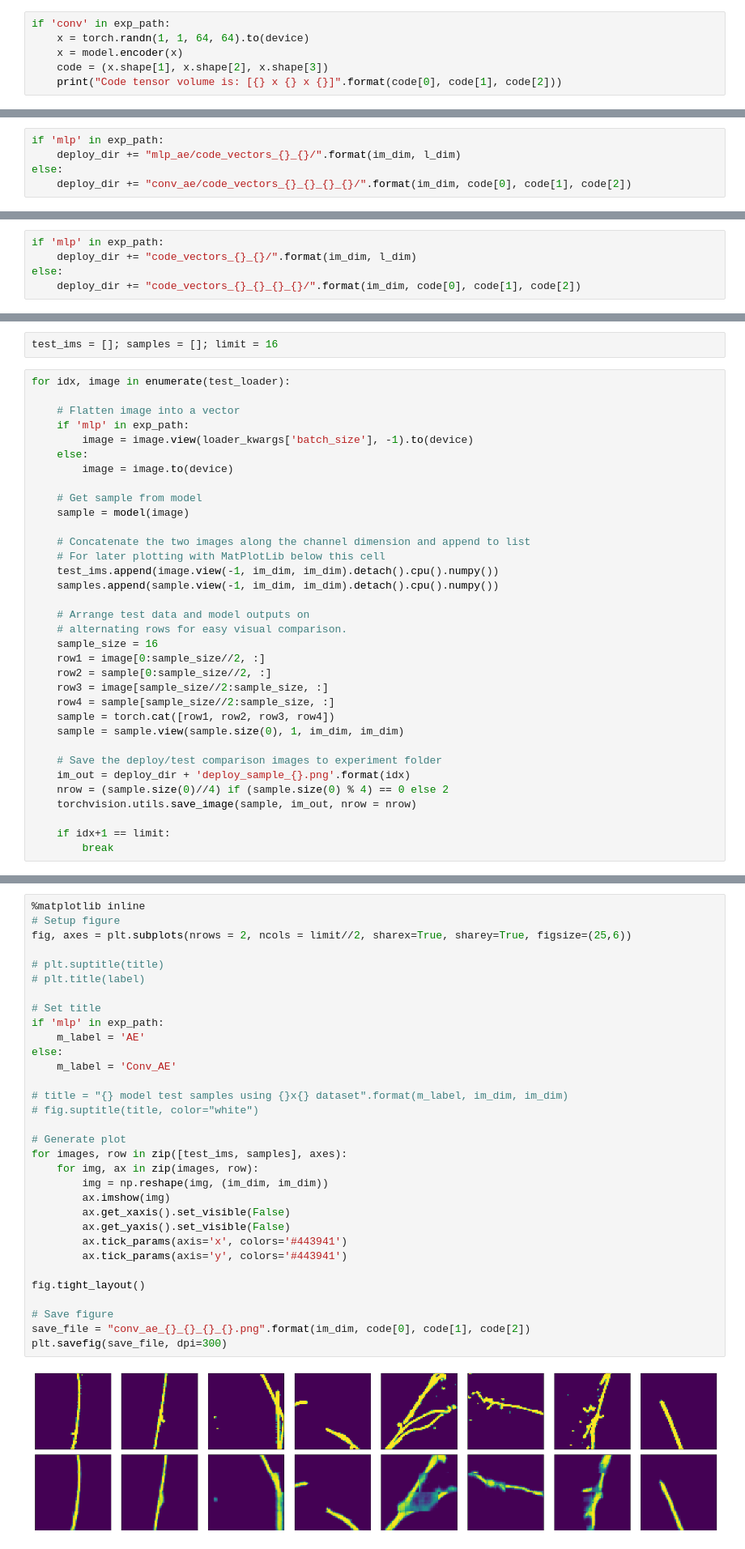
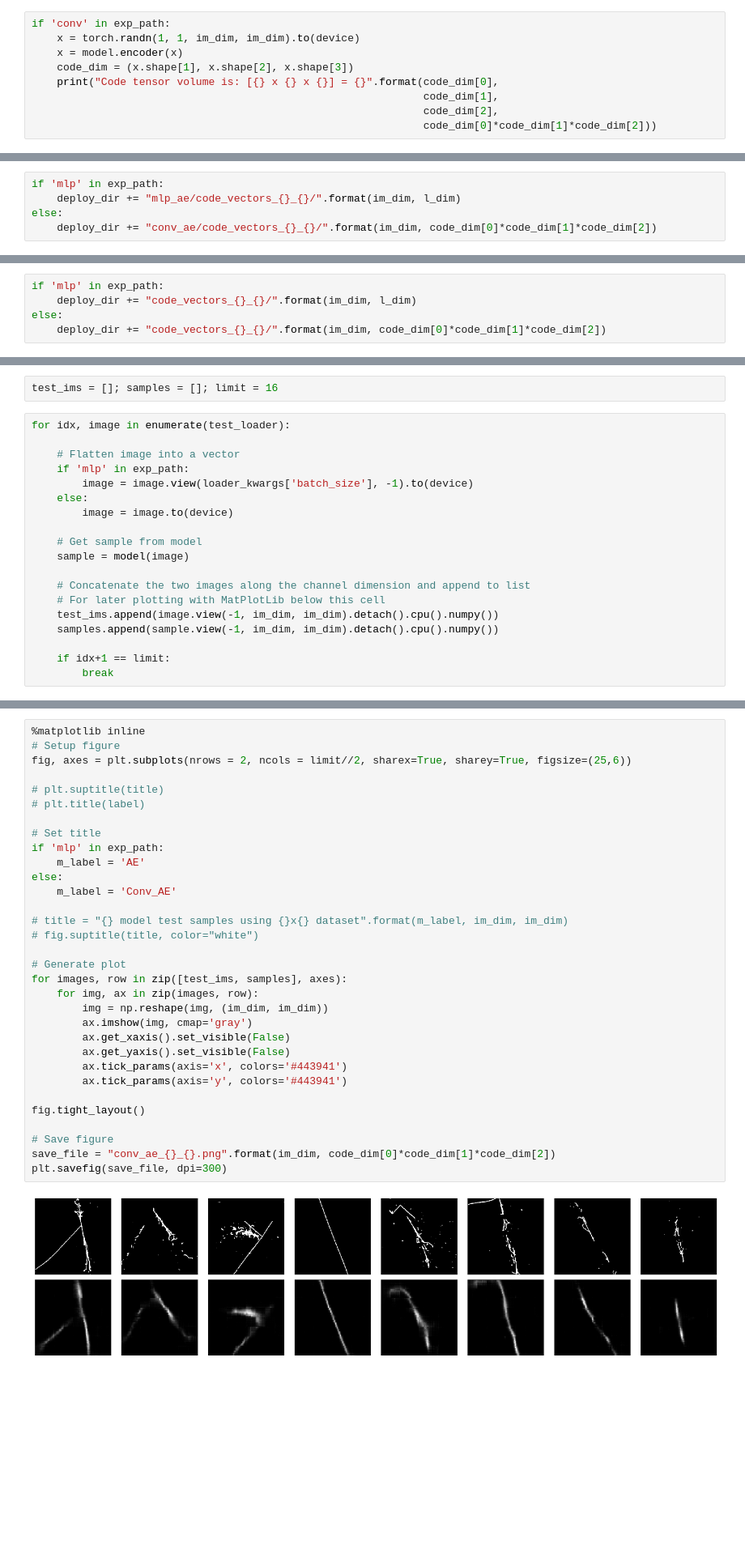
Before and after one commit to kseuro/particle_generator, a Jupyter notebook: deploy_analysis/AutoEncoder_Code_Vector_Target_Generation.ipynb, the cells around one changed output, grey strips where cells are left out. Shown at 81% size. Saved outputs shown, nothing was run; the diff lists cells and outputs as text; blank space fills up the shorter version.

Commit message:
Updated notebooks for Ae and EWM deploy

```diff
--- a/deploy_analysis/AutoEncoder_Code_Vector_Target_Generation.ipynb
+++ b/deploy_analysis/AutoEncoder_Code_Vector_Target_Generation.ipynb
@@ -266,8 +262,11 @@ ConvAutoEncoder(
 ### If evaluating convolutional model, get the size of the code tensor using a random torch tensor
 # %%
 if 'conv' in exp_path:
-    x = torch.randn(1, 1, 64, 64).to(device)
+    x = torch.randn(1, 1, im_dim, im_dim).to(device)
     x = model.encoder(x)
-    code = (x.shape[1], x.shape[2], x.shape[3])
-    print("Code tensor volume is: [{} x {} x {}]".format(code[0], code[1], code[2]))
+    code_dim = (x.shape[1], x.shape[2], x.shape[3])
+    print("Code tensor volume is: [{} x {} x {}] = {}".format(code_dim[0],
+                                                              code_dim[1],
+                                                              code_dim[2],
+                                                              code_dim[0]*code_dim[1]*code_dim[2]))
 # %% [output]
@@ -281,7 +280,7 @@ deploy_dir = "/media/hdd1/kai/particle_generator/code_vectors/"
 if 'mlp' in exp_path:
     deploy_dir += "mlp_ae/code_vectors_{}_{}/".format(im_dim, l_dim)
 else:
-    deploy_dir += "conv_ae/code_vectors_{}_{}_{}_{}/".format(im_dim, code[0], code[1], code[2])
+    deploy_dir += "conv_ae/code_vectors_{}_{}/".format(im_dim, code_dim[0]*code_dim[1]*code_dim[2])
 # %%
 # Create the save directory, if it doesn't already exist
 os.mkdir(deploy_dir)
@@ -289,6 +290,6 @@ os.mkdir(deploy_dir)
 if 'mlp' in exp_path:
     deploy_dir += "code_vectors_{}_{}/".format(im_dim, l_dim)
 else:
-    deploy_dir += "code_vectors_{}_{}_{}_{}/".format(im_dim, code[0], code[1], code[2])
+    deploy_dir += "code_vectors_{}_{}/".format(im_dim, code_dim[0]*code_dim[1]*code_dim[2])
 # %%
 os.mkdir(deploy_dir)
@@ -381,21 +383,6 @@ for idx, image in enumerate(test_loader):
     test_ims.append(image.view(-1, im_dim, im_dim).detach().cpu().numpy())
     samples.append(sample.view(-1, im_dim, im_dim).detach().cpu().numpy())
 
-    # Arrange test data and model outputs on
-    # alternating rows for easy visual comparison.
-    sample_size = 16
-    row1 = image[0:sample_size//2, :]
-    row2 = sample[0:sample_size//2, :]
-    row3 = image[sample_size//2:sample_size, :]
-    row4 = sample[sample_size//2:sample_size, :]
-    sample = torch.cat([row1, row2, row3, row4])
-    sample = sample.view(sample.size(0), 1, im_dim, im_dim)
-
-    # Save the deploy/test comparison images to experiment folder
-    im_out = deploy_dir + 'deploy_sample_{}.png'.format(idx)
-    nrow = (sample.size(0)//4) if (sample.size(0) % 4) == 0 else 2
-    torchvision.utils.save_image(sample, im_out, nrow = nrow)
-
     if idx+1 == limit:
         break
 # %%
@@ -414,33 +403,33 @@ else:
 %matplotlib inline
 # Setup figure
 fig, axes = plt.subplots(nrows = 2, ncols = limit//2, sharex=True, sharey=True, figsize=(25,6))
 
 # plt.suptitle(title)
 # plt.title(label)
 
 # Set title
 if 'mlp' in exp_path:
     m_label = 'AE'
 else:
     m_label = 'Conv_AE'
 
 # title = "{} model test samples using {}x{} dataset".format(m_label, im_dim, im_dim)
 # fig.suptitle(title, color="white")
 
 # Generate plot
 for images, row in zip([test_ims, samples], axes):
     for img, ax in zip(images, row):
         img = np.reshape(img, (im_dim, im_dim))
-        ax.imshow(img)
+        ax.imshow(img, cmap='gray')
         ax.get_xaxis().set_visible(False)
         ax.get_yaxis().set_visible(False)
         ax.tick_params(axis='x', colors='#443941')
         ax.tick_params(axis='y', colors='#443941')
 
 fig.tight_layout()
 
 # Save figure
-save_file = "conv_ae_{}_{}_{}_{}.png".format(im_dim, code[0], code[1], code[2])
+save_file = "conv_ae_{}_{}.png".format(im_dim, code_dim[0]*code_dim[1]*code_dim[2])
 plt.savefig(save_file, dpi=300)
 # %% [output]
-[figure, old version]
+[figure, new version]
```
Also changed, not shown: parts of 24 cells of this notebook, 2 other files.
